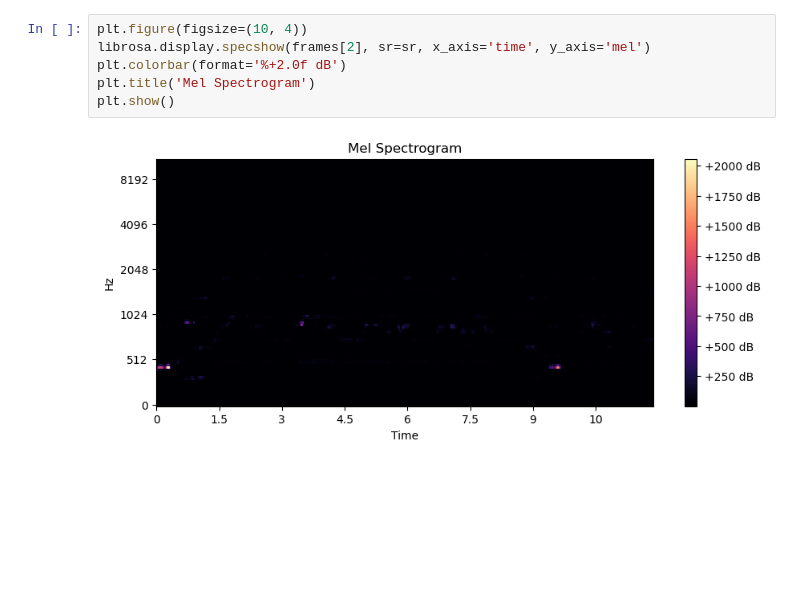
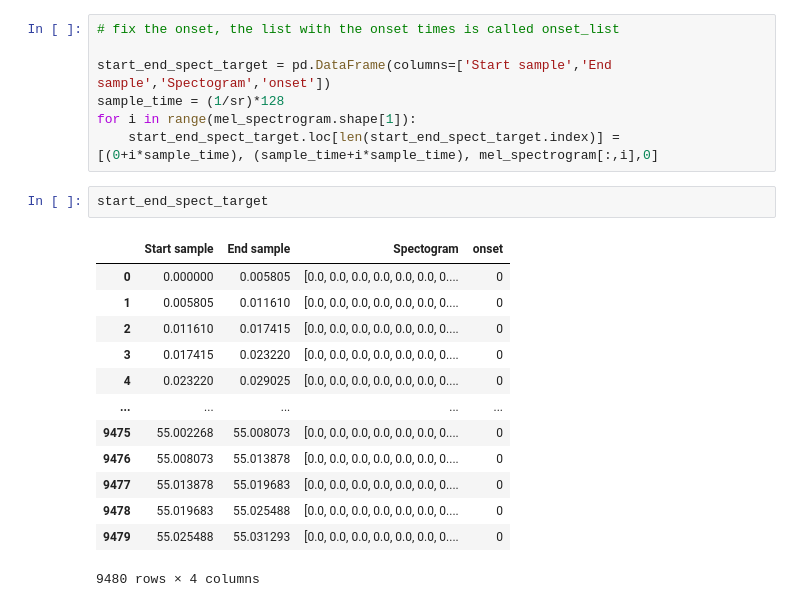
Before and after one commit to Tjielke/deep_learning_music_project, a Jupyter notebook: Tjielke/pre_processing.ipynb, the cells around one changed output. Cells and saved outputs as stored; diff of their text form; blank space fills up the shorter version.

```diff
--- a/Tjielke/pre_processing.ipynb
+++ b/Tjielke/pre_processing.ipynb
@@ -95,8 +38,23 @@ plt.show()
-# %%
-plt.figure(figsize=(10, 4))
-librosa.display.specshow(frames[2], sr=sr, x_axis='time', y_axis='mel')
-plt.colorbar(format='%+2.0f dB')
-plt.title('Mel Spectrogram')
-plt.show()
-# %% [output]
-[figure, removed]
+# %%
+# fix the onset, the list with the onset times is called onset_list
+
+start_end_spect_target = pd.DataFrame(columns=['Start sample','End sample','Spectogram','onset'])
+sample_time = (1/sr)*128
+for i in range(mel_spectrogram.shape[1]):
+    start_end_spect_target.loc[len(start_end_spect_target.index)] = [(0+i*sample_time), (sample_time+i*sample_time), mel_spectrogram[:,i],0]
+# %%
+start_end_spect_target
+# %% [output]
+|  | Start sample | End sample | Spectogram | onset |
+| 0 | 0.000000 | 0.005805 | [0.0, 0.0, 0.0, 0.0, 0.0, 0.0, 0.... | 0 |
+| 1 | 0.005805 | 0.011610 | [0.0, 0.0, 0.0, 0.0, 0.0, 0.0, 0.... | 0 |
+| 2 | 0.011610 | 0.017415 | [0.0, 0.0, 0.0, 0.0, 0.0, 0.0, 0.... | 0 |
+| 3 | 0.017415 | 0.023220 | [0.0, 0.0, 0.0, 0.0, 0.0, 0.0, 0.... | 0 |
+| 4 | 0.023220 | 0.029025 | [0.0, 0.0, 0.0, 0.0, 0.0, 0.0, 0.... | 0 |
+| ... | ... | ... | ... | ... |
+| 9475 | 55.002268 | 55.008073 | [0.0, 0.0, 0.0, 0.0, 0.0, 0.0, 0.... | 0 |
+| 9476 | 55.008073 | 55.013878 | [0.0, 0.0, 0.0, 0.0, 0.0, 0.0, 0.... | 0 |
+| 9477 | 55.013878 | 55.019683 | [0.0, 0.0, 0.0, 0.0, 0.0, 0.0, 0.... | 0 |
+| 9478 | 55.019683 | 55.025488 | [0.0, 0.0, 0.0, 0.0, 0.0, 0.0, 0.... | 0 |
+| 9479 | 55.025488 | 55.031293 | [0.0, 0.0, 0.0, 0.0, 0.0, 0.0, 0.... | 0 |
+9480 rows × 4 columns
```
Also changed, not shown: parts of 10 cells of this notebook.
